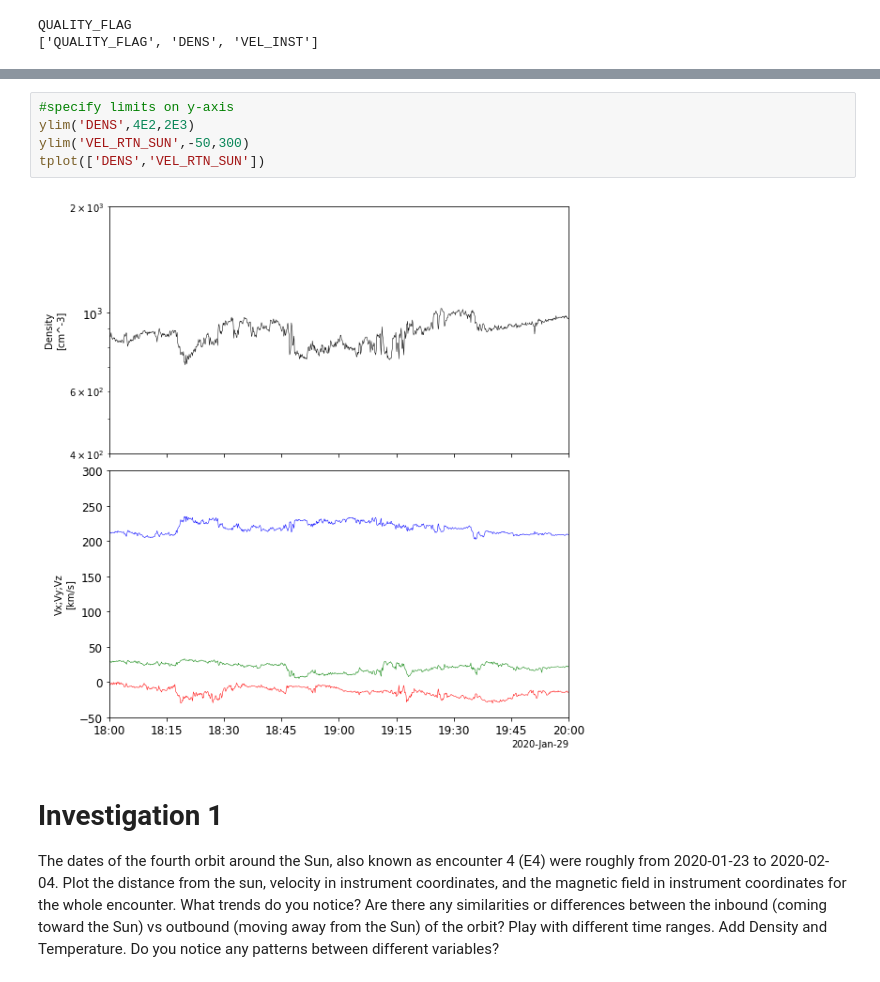
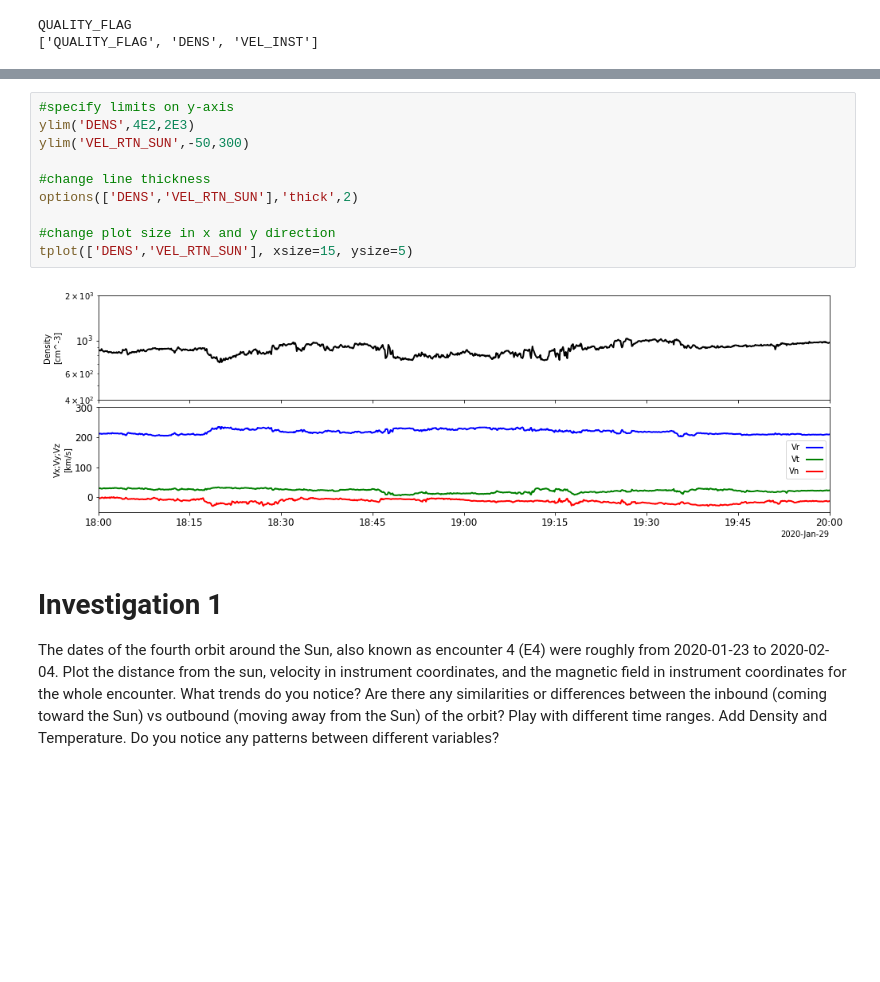
Before and after one commit to jlverniero/PSP_Data_Analysis_Tutorials, a Jupyter notebook: PSP_data_tutorial_pyspedas_v0.ipynb, the cells around one changed output, grey strips where cells are left out. Cells and saved outputs as stored; diff of their text form; blank space fills up the shorter version.

Commit message:
PSP pyspedas tutorial
added get_data, store_data, options, time_string

```diff
--- a/PSP_data_tutorial_pyspedas_v0.ipynb
+++ b/PSP_data_tutorial_pyspedas_v0.ipynb
@@ -91,10 +95,15 @@ tplot(['DENS','VEL_RTN_SUN'])
 # %%
 #specify limits on y-axis
 ylim('DENS',4E2,2E3)
 ylim('VEL_RTN_SUN',-50,300)
-tplot(['DENS','VEL_RTN_SUN'])
+
+#change line thickness
+options(['DENS','VEL_RTN_SUN'],'thick',2)
+
+#change plot size in x and y direction
+tplot(['DENS','VEL_RTN_SUN'], xsize=15, ysize=5)
 # %% [output]
-[figure, old version]
+[figure, new version]
 # %% [markdown]
 # Investigation 1
 The dates of the fourth orbit around the Sun, also known as encounter 4 (E4) were roughly from 2020-01-23 to 2020-02-04. Plot the distance from the sun, velocity in instrument coordinates, and the magnetic field in instrument coordinates for the whole encounter. What trends do you notice? Are there any similarities or differences between the inbound (coming toward the Sun) vs outbound (moving away from the Sun) of the orbit? Play with different time ranges. Add Density and Temperature. Do you notice any patterns between different variables?
```
Also changed, not shown: parts of 22 cells of this notebook.
